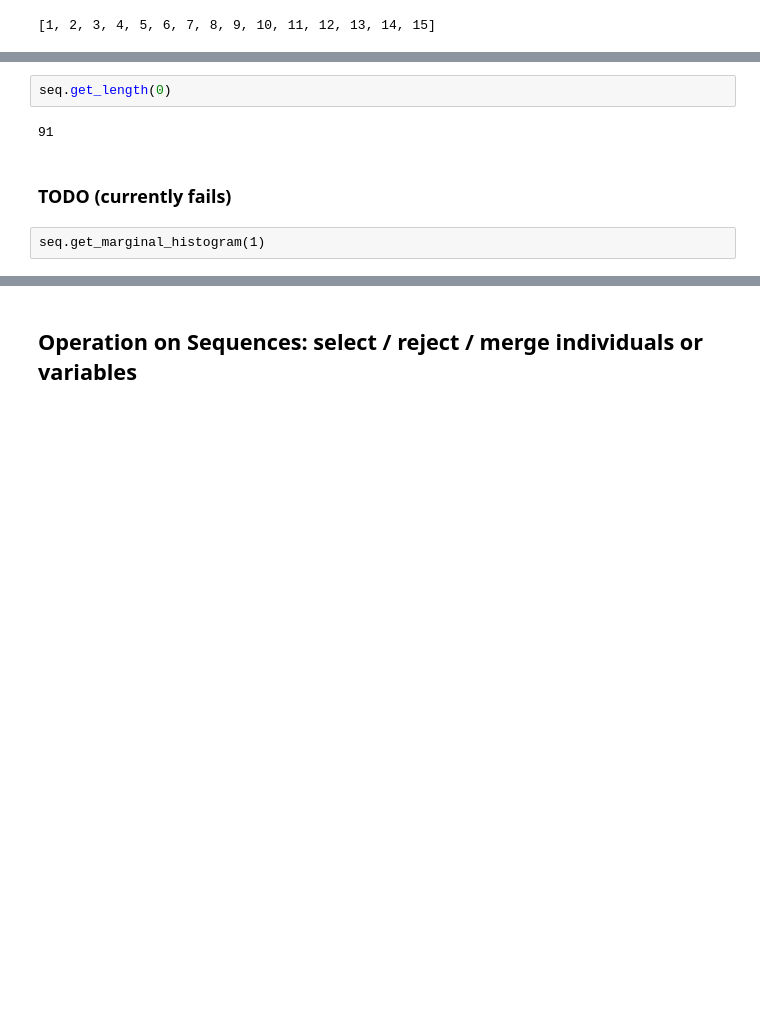
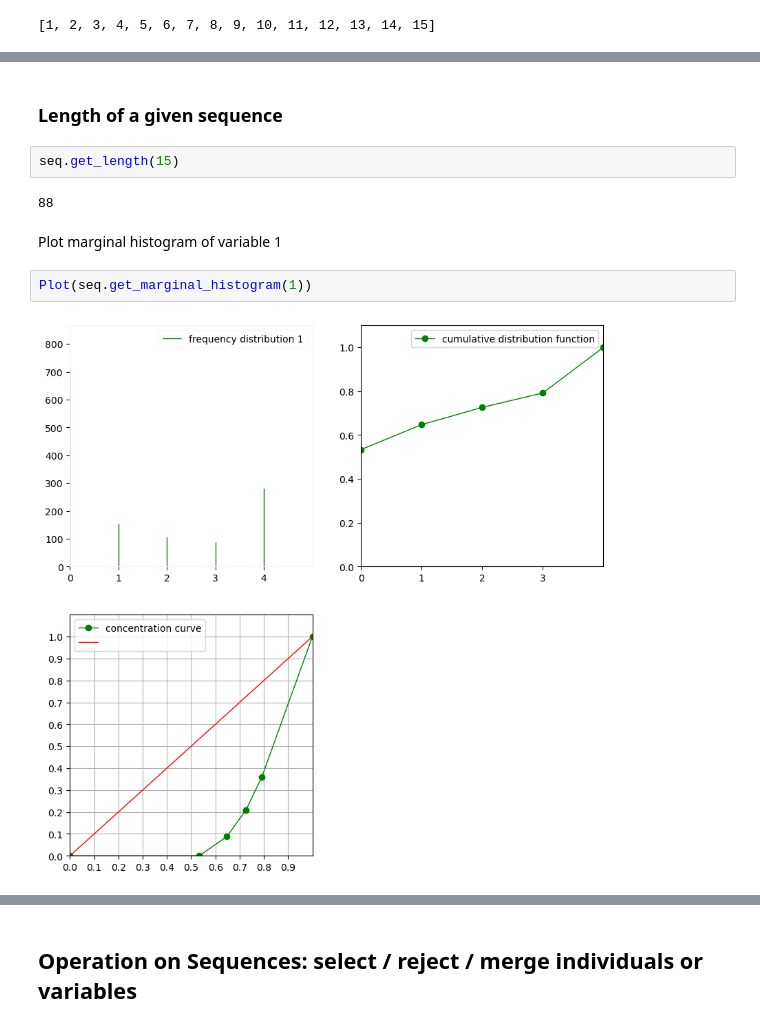
Before and after one commit to openalea/sequence_analysis, a Jupyter notebook: doc/examples/sequences.ipynb, the cells around one changed output, grey strips where cells are left out. Drawn from its saved outputs; the diff is of its cells as text; blank space fills up the shorter version.

```diff
--- a/doc/examples/sequences.ipynb
+++ b/doc/examples/sequences.ipynb
@@ -101,11 +124,15 @@ seq.get_identifiers()
+# %% [markdown]
+### Length of a given sequence
 # %%
-seq.get_length(0)
+seq.get_length(15)
 # %% [output]
-91
+88
-# %% [markdown]
-### TODO (currently fails)
-# %% [raw]
-seq.get_marginal_histogram(1)
+# %% [markdown]
+Plot marginal histogram of variable 1
+# %%
+Plot(seq.get_marginal_histogram(1))
+# %% [output]
+[figure, added]
 # %%
 seq.get_max_value(1)
 # %% [output]
```
Also changed, not shown: parts of 19 cells of this notebook, 15 other files.
